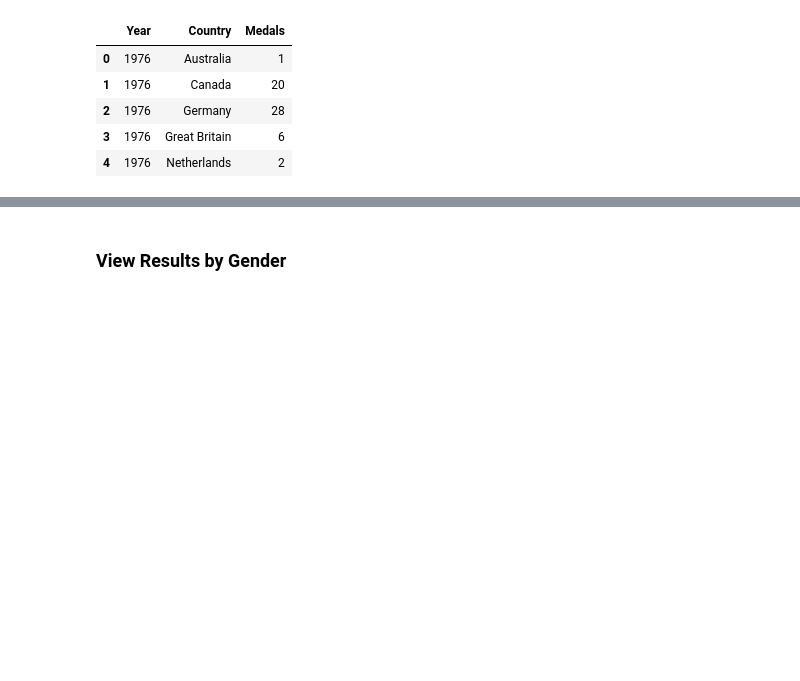
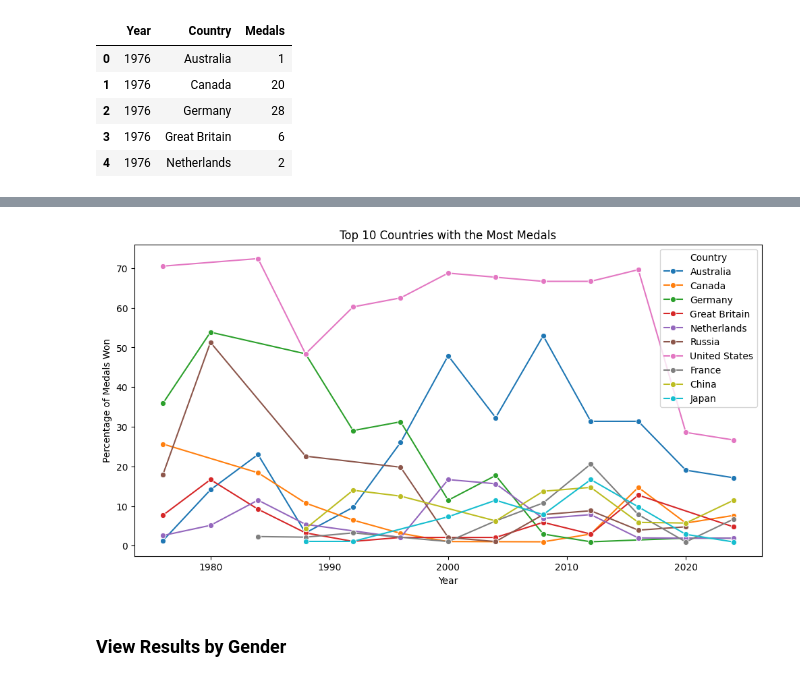
Before and after one commit to dagartga/olympics-data-project, a Jupyter notebook: olympics_data_project/notebooks/olympics_swimming_eda.ipynb, the cells around one changed output, grey strips where cells are left out. Saved outputs shown, nothing was run; the diff lists cells and outputs as text; code cells hidden in the pictures; blank space fills up the shorter version.

```diff
--- a/olympics_data_project/notebooks/olympics_swimming_eda.ipynb
+++ b/olympics_data_project/notebooks/olympics_swimming_eda.ipynb
@@ -149,0 +152,7 @@ plt.show()
+# %%
+# combine the category and event columns to get all the events by gender
+recent_swim_df['Cat_Event'] = recent_swim_df['Category'] + ' ' + recent_swim_df['Event']
+
+# calculate the number of potential medals based on the number of events
+n_events_df = recent_swim_df.groupby('Year')['Cat_Event'].nunique().reset_index(name='Events_Count')
+n_events_df.describe()
@@ -149,0 +213,4 @@ plt.show()
+# %%
+# create a number of potential medals column
+n_events_df['Potential_Medals'] = n_events_df['Events_Count'] * 3
+n_events_df
@@ -149,0 +234,7 @@ plt.show()
+# %%
+# join the number of potential medals to the year_country_medals dataframe
+year_country_medals = year_country_medals.join(n_events_df.set_index('Year'), on='Year')
+
+# calculate the percentage of medals won
+year_country_medals['Pct_Medals'] = year_country_medals['Medals'] / year_country_medals['Potential_Medals'] * 100
+year_country_medals['Pct_Medals'] = year_country_medals['Pct_Medals'].round(2)
@@ -150,3 +327,15 @@ plt.show()
+# %%
+pct_top_ten_df = year_country_medals[year_country_medals['Country'].isin(top_10_countries)]
+
+# plot the top 10 countries with the most medals over the years
+plt.figure(figsize=(12, 6))
+sns.lineplot(y='Pct_Medals', x='Year', data=pct_top_ten_df, hue='Country', marker='o')
+plt.title('Top 10 Countries with the Most Medals')
+plt.xlabel('Year')
+plt.ylabel('Percentage of Medals Won')
+plt.show()
+# %% [output]
+[figure, added]
 # %% [markdown]
 ### View Results by Gender
 # %%
```
Also changed, not shown: parts of 17 cells of this notebook.
